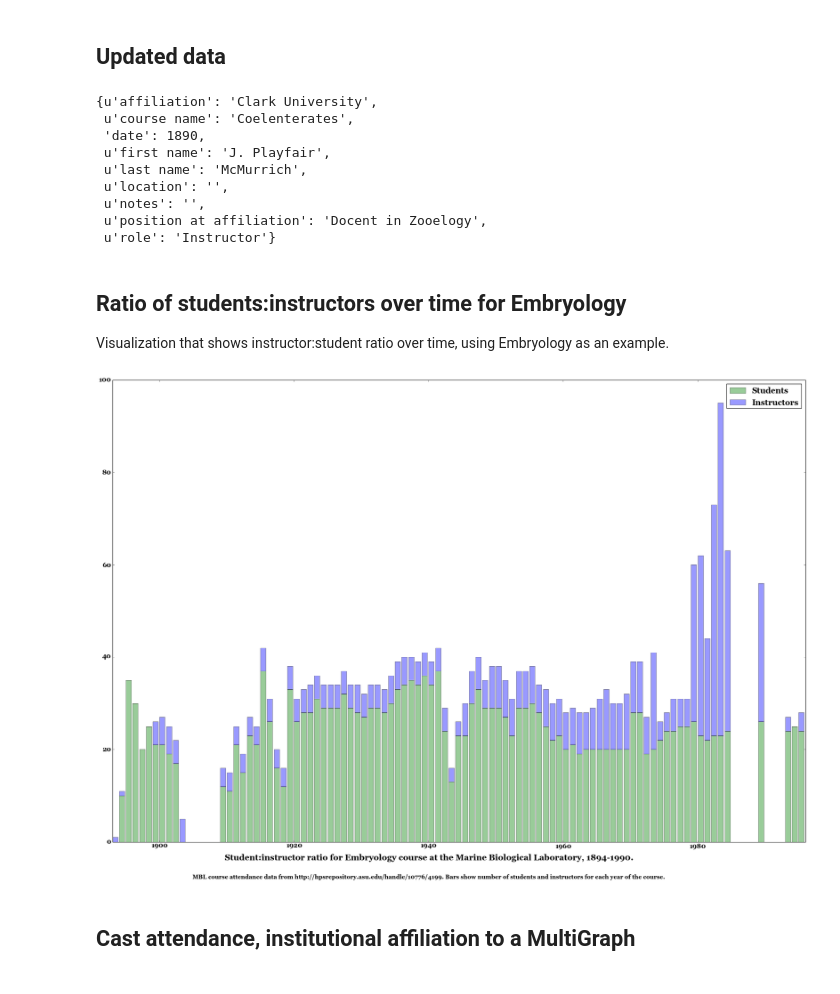
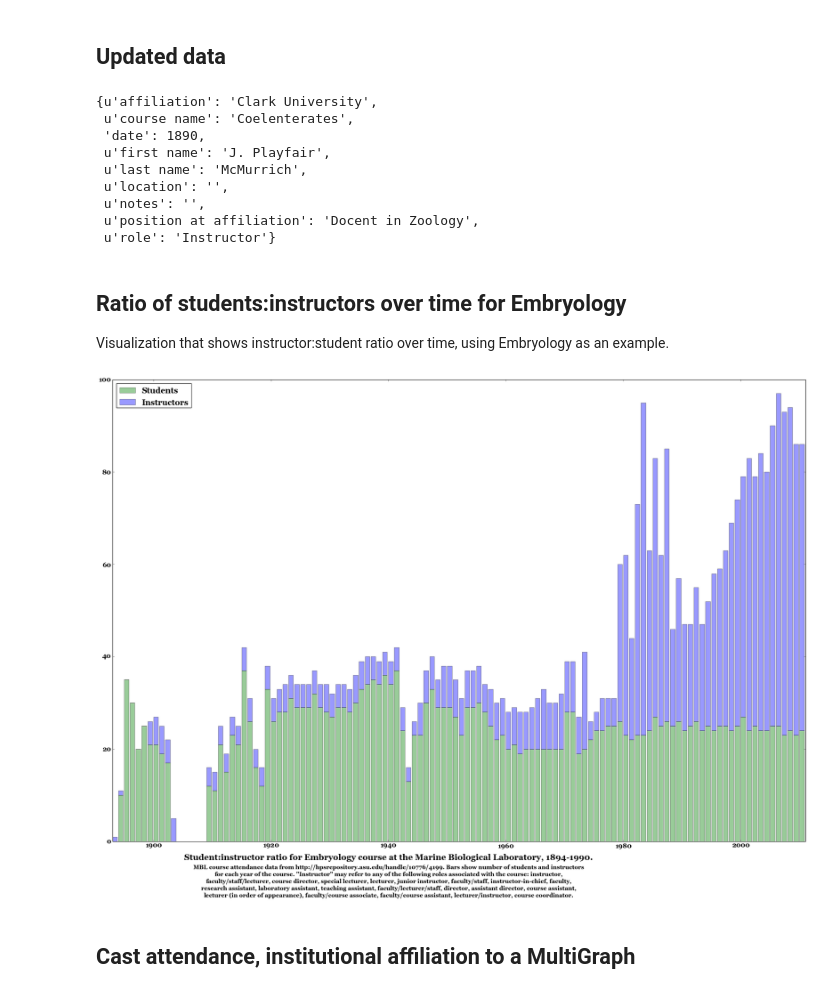
Before and after one commit to erickpeirson/MBL-course-data-visualizations, a Jupyter notebook: 2014-01-20 MBL Course Data.ipynb, the cells around one changed output. Drawn from its saved outputs; the diff is of its cells as text; code cells hidden in the pictures.

Commit message:
students:instructors figure
* added more roles to "instructor"
* added special embryology course names

```diff
--- a/2014-01-20 MBL Course Data.ipynb
+++ b/2014-01-20 MBL Course Data.ipynb
@@ -93,7 +93,7 @@ affiliations_data[603]
 # %%
 import xlrd
 # %%
-filename = "/Users/erickpeirson/MBL-course-data-visualizations/data/MBL COURSE LIST.xls"
+filename = "./data/MBL COURSE LIST.xls"
 # %%
 workbook = xlrd.open_workbook(filename, encoding_override='mac_roman')
 sheets = workbook.sheet_names()
@@ -122,7 +122,7 @@ new_data[0]
  u'last name': 'McMurrich',
  u'location': '',
  u'notes': '',
- u'position at affiliation': 'Docent in Zooelogy',
+ u'position at affiliation': 'Docent in Zoology',
  u'role': 'Instructor'}
 # %% [markdown]
 ## Ratio of students:instructors over time for Embryology
@@ -143,41 +150,51 @@ for d in new_data:
         if d['role'].lower() == 'student' or d['role'] == '':
             embryology_students[d['date']] += 1
 # %%
-figure_title = "Student:instructor ratio for Embryology course at the Marine Biological Laboratory, 1894-1990."
-figure_caption = "MBL course attendance data from http://hpsrepository.asu.edu/handle/10776/4199." \
-                  + " Bars show number of students and instructors for each year of the course."
+figure_title = 'Student:instructor ratio for Embryology course at the Marine Biological Laboratory, 1894-1990.'
+figure_caption = 'MBL course attendance data from http://hpsrepository.asu.edu/handle/10776/4199.' \
+                  + ' Bars show number of students and instructors\nfor each year of the course.' \
+                  + ' "Instructor" may refer to any of the following roles associated with the course: ' \
+                  + ', '.join(['instructor', '\nfaculty/staff/lecturer', 'course director', \
+                                'special lecturer', 'lecturer', 'junior instructor', \
+                                'faculty/staff', 'instructor-in-chief', 'faculty', \
+                                '\nresearch assistant', 'laboratory assistant', \
+                                'teaching assistant', 'faculty/lecturer/staff', \
+                                'director', 'assistant director', 'course assistant', \
+                                '\nlecturer (in order of appearance)', 'faculty/course associate', \
+                                'faculty/course assistant', 'lecturer/instructor', \
+                                'course coordinator']) + "."
                   #+ " Dashed line indicates the student:instructor ratio over time."
 # %%
-instructor_y = np.array([ float(embryology_instructors[i]) for i in xrange(1893, 2000) ])
-student_y = np.array([ float(embryology_students[i]) for i in xrange(1893, 2000) ])
+instructor_y = np.array([ float(embryology_instructors[i]) for i in xrange(1893, 2011) ])
+student_y = np.array([ float(embryology_students[i]) for i in xrange(1893, 2011) ])
 ratio = ( student_y / ( instructor_y + 1 ) ) + 1
 
 fig = plt.figure(figsize=(30,20))
 ax1 = plt.subplot(1, 1, 1)
 font = {'family' : 'georgia',
         'weight' : 'bold',
         'size'   : 16}
 
 matplotlib.rc('font', **font)
 
-ax1.bar( range(1893,2000), student_y, lw=1, color='g', alpha=0.4, label='Students')
-ax1.bar( range(1893,2000), instructor_y, bottom=student_y, lw=1, color='b', alpha=0.4, label='Instructors')
+ax1.bar( range(1893,2011), student_y, lw=1, color='g', alpha=0.4, label='Students')
+ax1.bar( range(1893,2011), instructor_y, bottom=student_y, lw=1, color='b', alpha=0.4, label='Instructors')
 
 ax1.text(1940, -4, figure_title, horizontalalignment='center', fontsize=20)
-ax1.text(1940, -8, figure_caption, horizontalalignment='center', fontsize=14, style='normal')
+ax1.text(1940, -12, figure_caption, horizontalalignment='center', fontsize=14, style='normal')
 
 plt.legend(loc=2)
 
 #ax2 = ax1.twinx()
 #ax2.set_yscale('log')
 #ax2.plot( range(1893,2000), ratio-1, 'k--', lw=6, alpha=0.6, label="Students : Instructors", dashes=(20, 10))
 
-plt.xlim(1893,1996)
-plt.legend()
+plt.xlim(1893,2011)
+plt.legend(loc=2)
 
 plt.show()
 # %% [output]
-[figure, old version]
+[figure, new version]
 # %% [markdown]
 ## Cast attendance, institutional affiliation to a MultiGraph
 # %%
```
Also changed, not shown: parts of 1 cell of this notebook, 1 other file.
